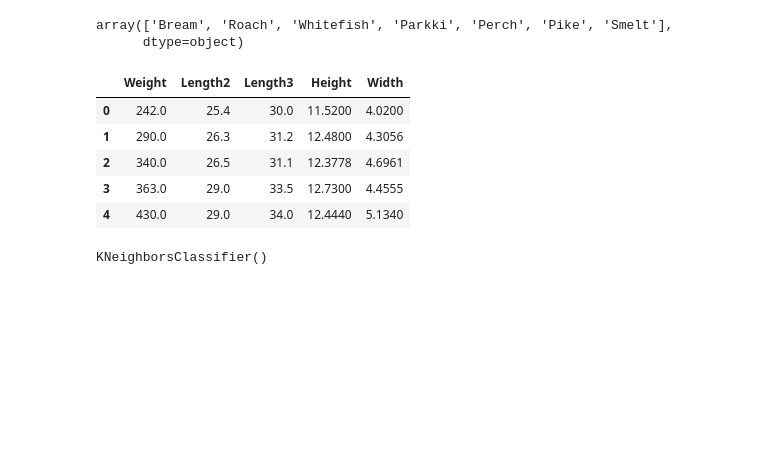
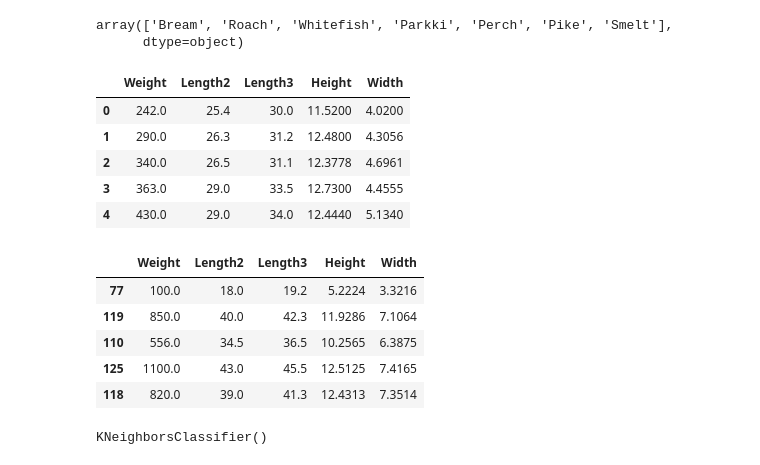
Before and after one commit to Chojungseok/ML, a Jupyter notebook: 4-1.ipynb, the cells around one changed output. Drawn from its saved outputs; the diff is of its cells as text; code cells hidden in the pictures; blank space fills up the shorter version.

```diff
--- a/4-1.ipynb
+++ b/4-1.ipynb
@@ -33,6 +33,15 @@ fish_target = df[['Species']]
 from sklearn.model_selection import train_test_split
 
 train_input, test_input, train_target, test_target = train_test_split(fish_input, fish_target)
+# %%
+train_input.head()
+# %% [output]
+|  | Weight | Length2 | Length3 | Height | Width |
+| 77 | 100.0 | 18.0 | 19.2 | 5.2224 | 3.3216 |
+| 119 | 850.0 | 40.0 | 42.3 | 11.9286 | 7.1064 |
+| 110 | 556.0 | 34.5 | 36.5 | 10.2565 | 6.3875 |
+| 125 | 1100.0 | 43.0 | 45.5 | 12.5125 | 7.4165 |
+| 118 | 820.0 | 39.0 | 41.3 | 12.4313 | 7.3514 |
 # %%
 from sklearn.preprocessing import StandardScaler
 
```
Also changed, not shown: parts of 15 cells of this notebook, 4 other files.
